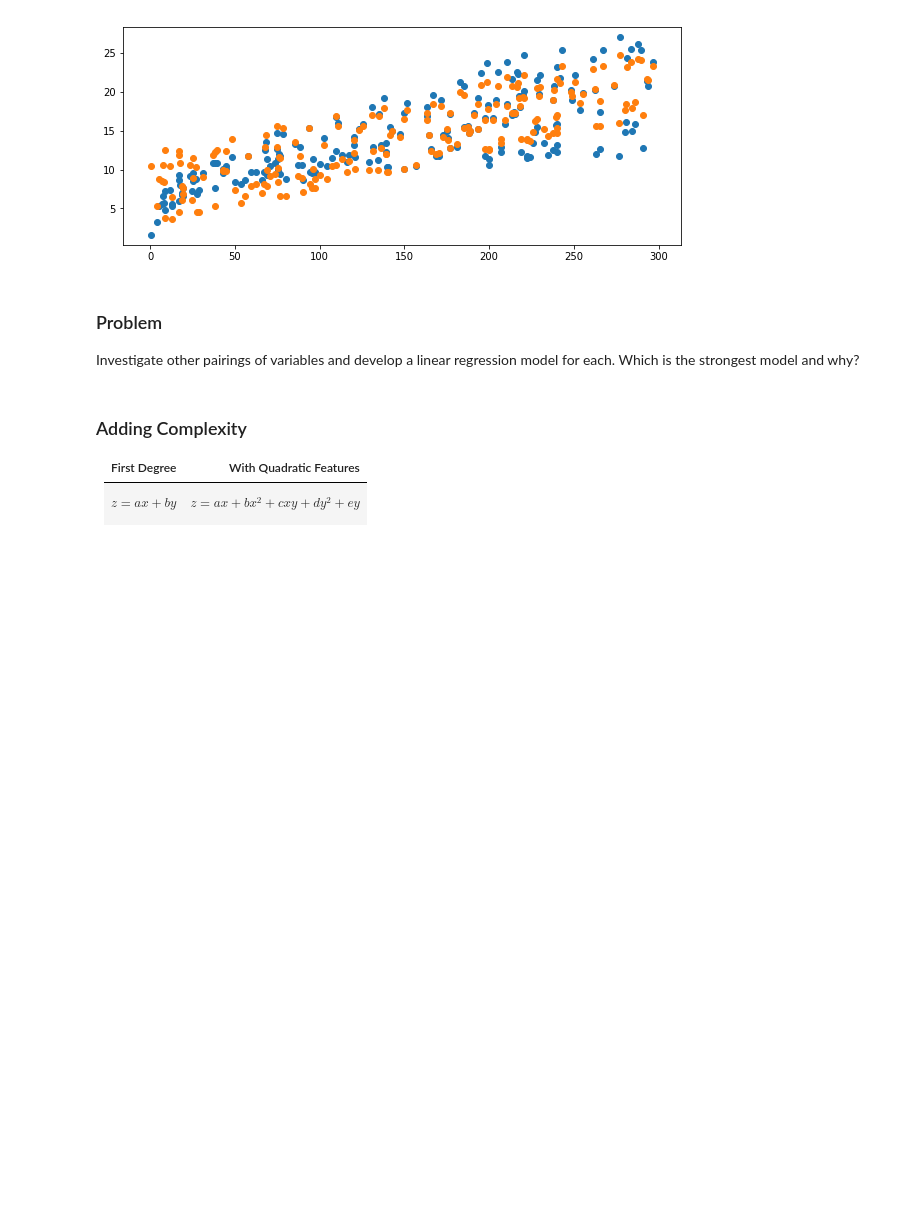
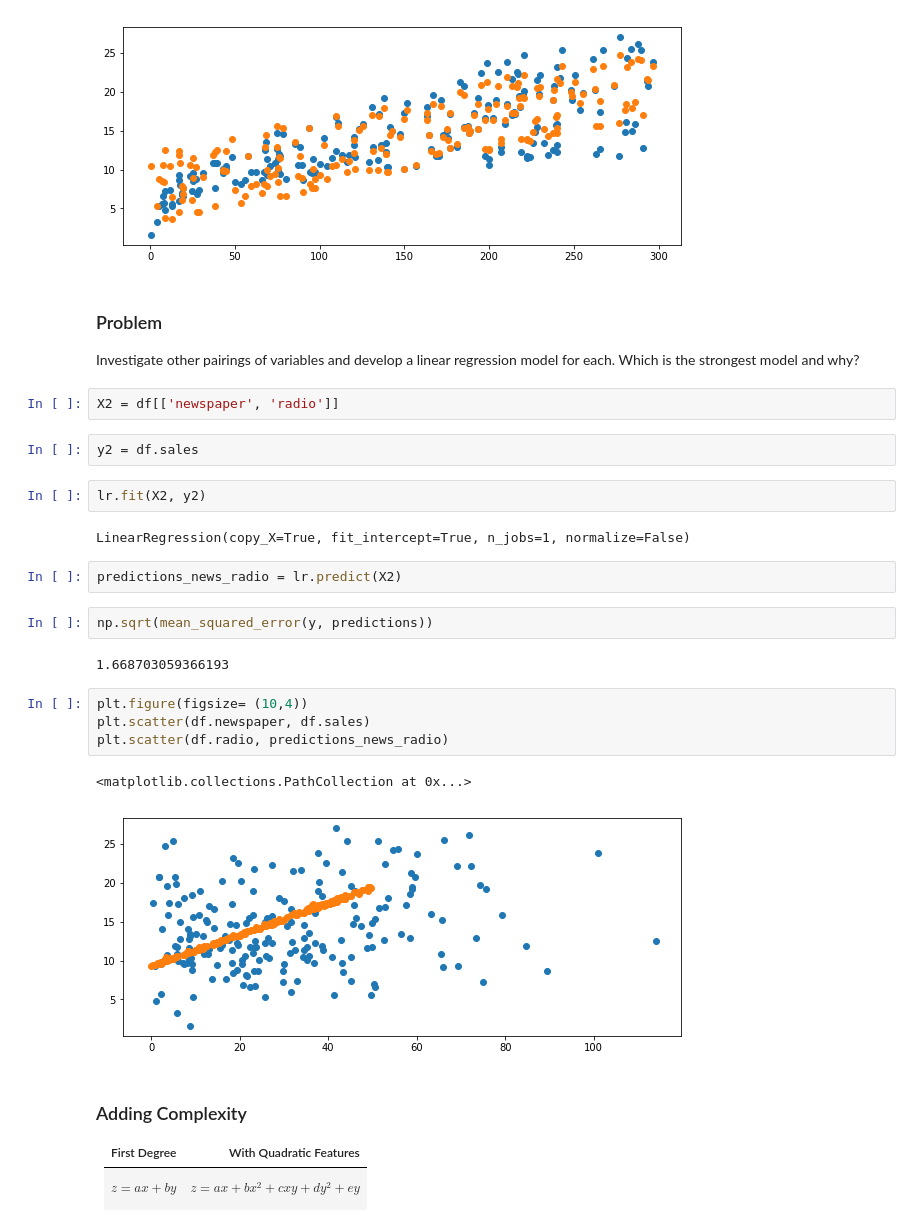
Before and after one commit to ayana-dawkins/04-linear-regression-intro, a Jupyter notebook: 04-05-linear-regression.ipynb, the cells around one changed output. Saved outputs shown, nothing was run; the diff lists cells and outputs as text; blank space fills up the shorter version.

```diff
--- a/04-05-linear-regression.ipynb
+++ b/04-05-linear-regression.ipynb
@@ -196,6 +262,27 @@ plt.scatter(df.TV, predictions)
 ### Problem
 
 Investigate other pairings of variables and develop a linear regression model for each.  Which is the strongest model and why?
+# %%
+X2 = df[['newspaper', 'radio']]
+# %%
+y2 = df.sales
+# %%
+lr.fit(X2, y2)
+# %% [output]
+LinearRegression(copy_X=True, fit_intercept=True, n_jobs=1, normalize=False)
+# %%
+predictions_news_radio = lr.predict(X2)
+# %%
+np.sqrt(mean_squared_error(y, predictions))
+# %% [output]
+1.668703059366193
+# %%
+plt.figure(figsize= (10,4))
+plt.scatter(df.newspaper, df.sales)
+plt.scatter(df.radio, predictions_news_radio)
+# %% [output]
+<matplotlib.collections.PathCollection at 0x...>
+[figure, added]
 # %% [markdown]
 ### Adding Complexity
 
```
Also changed, not shown: parts of 23 cells of this notebook, 1 other file.
